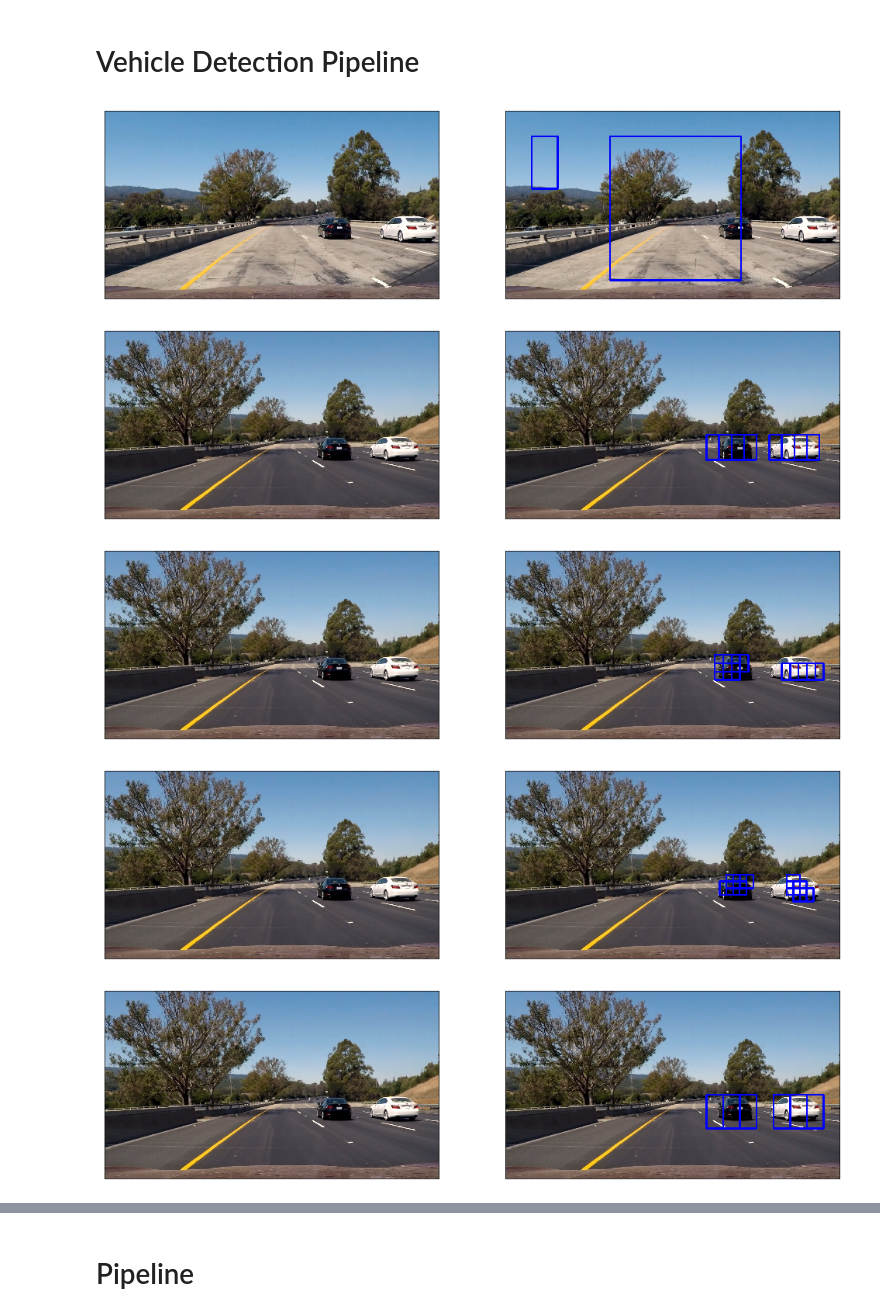
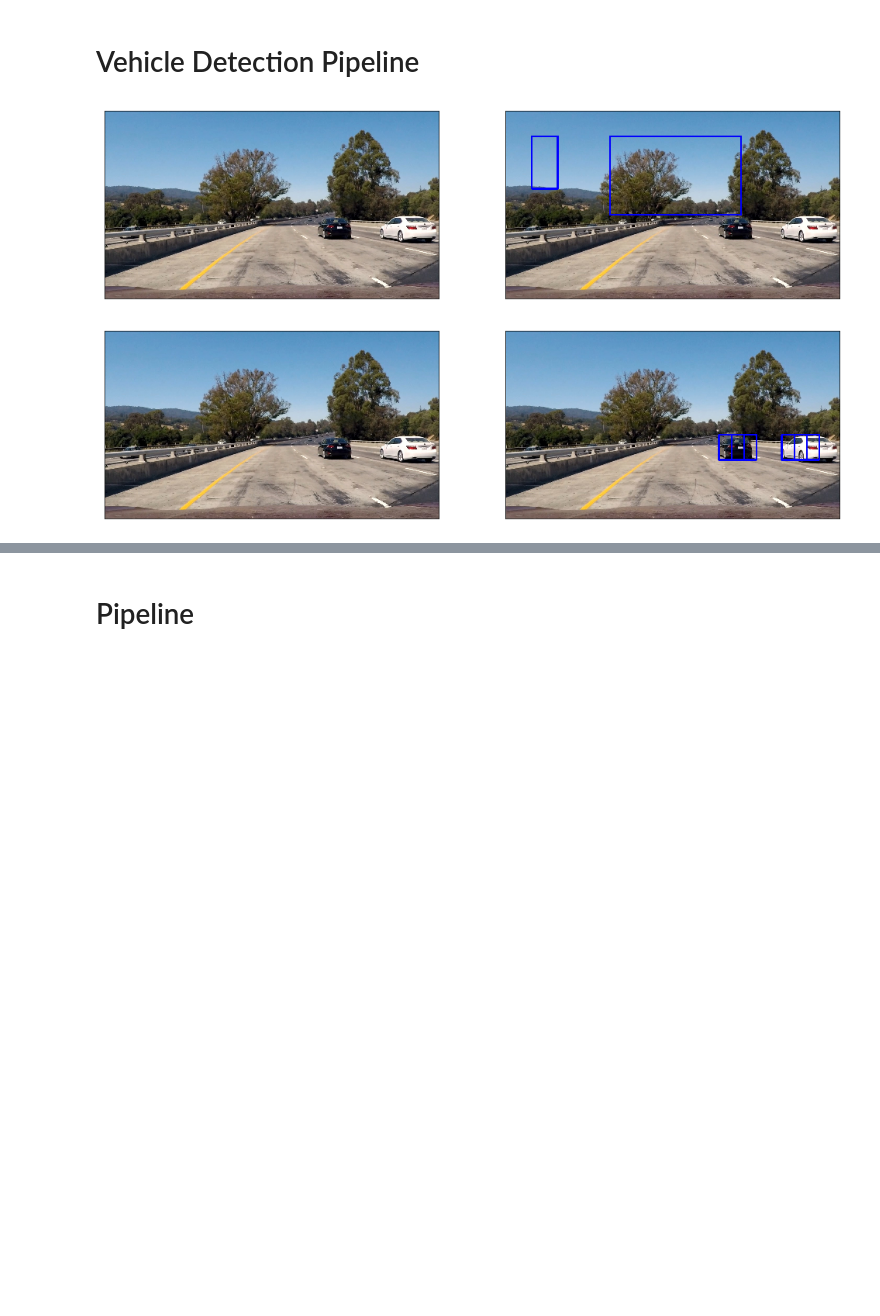
Before and after one commit to stefancyliax/CarND-Vehicle-Detection, a Jupyter notebook: P5_Vehicle_Detection.ipynb, the cells around one changed output, grey strips where cells are left out. Drawn from its saved outputs; the diff is of its cells as text; code cells hidden in the pictures; blank space fills up the shorter version.

```diff
--- a/P5_Vehicle_Detection.ipynb
+++ b/P5_Vehicle_Detection.ipynb
@@ -106,6 +126,11 @@ print(img_png.mean(), img_jpg.mean())
 # %%
-def print_histogram(features, bins):
+def visualize_features(features):
     plt.figure(figsize=(17,7))
-    plt.hist(features, bins)
+    plt.plot(features)
     plt.show()
     return
+
+
+## Demo
+img = load_image2(cars[4])
+visualize_features(img.ravel())
@@ -446,19 +458,5 @@ Previous classifier and scaler loaded!
 # %% [markdown]
 # Vehicle Detection Pipeline
-# %%
-# Set parameters for pipeline
-color_space = 'YCrCb'  # Can be RGB, HSV, LUV, HLS, YUV, YCrCb
-orient = 16  # HOG orientations
-pix_per_cell = 16  # HOG pixels per cell
-cell_per_block = 2  # HOG cells per block
-hog_channel = -1  # Can be 0, 1, 2, or "ALL"
-spatial_size = (16, 16)  # Spatial binning dimensions
-hist_bins = 16  # Number of histogram bins
-spatial_feat = True  # Spatial features on or off
-hist_feat = True  # Histogram features on or off
-hog_feat = True  # HOG features on or off
-kernel = 'linear'
-C = 1.0
 # %%
 def draw_boxes(img, bboxes, color=(0, 0, 1), thick=6):
     # Make a copy of the image
@@ -472,16 +470,17 @@ def draw_boxes(img, bboxes, color=(0, 0, 1), thick=6):
 
 ## Demo
 img = load_image('./test_images/test1.jpg')
-bboxes = [((100, 100), (200, 300)), ((400, 100), (900, 650))]
+bboxes = [((100, 100), (200, 300)), ((400, 100), (900, 400))]
 result = draw_boxes(img, bboxes)
 
 print_example_images(img, result)
 # %% [output]
-[figure, old version]
+[figure, new version]
 # %%
 # Define a function you will pass an image and return a list of images to be searched
 def find_cars(img, ystart, ystop, scale, svc, X_scaler, orient, pix_per_cell, cell_per_block, spatial_size, hist_bins):
     bbox_list = []
+    draw_img = np.copy(img)
     # scale image
     img = img.astype(np.float32)
 
@@ -530,49 +529,40 @@ def find_cars(img, ystart, ystop, scale, svc, X_scaler, orient, pix_per_cell, ce
             # Get color features
             spatial_features = bin_spatial(subimg, size=spatial_size)
             hist_features = color_hist(subimg, nbins=hist_bins)
 
 
             # Extract HOG for this patch
             hog_feat1 = hog1[ypos:ypos + nblocks_per_window, xpos:xpos + nblocks_per_window].ravel()
             hog_feat2 = hog2[ypos:ypos + nblocks_per_window, xpos:xpos + nblocks_per_window].ravel()
             hog_feat3 = hog3[ypos:ypos + nblocks_per_window, xpos:xpos + nblocks_per_window].ravel()
             hog_features = np.hstack((hog_feat1, hog_feat2, hog_feat3))
 
             test = np.hstack((spatial_features, hist_features, hog_features))
             # Scale features and make a prediction
             test_features = X_scaler.transform(np.hstack((spatial_features, hist_features, hog_features)).reshape(1, -1))
             test_prediction = svc.predict(test_features)
 
             if test_prediction == 1:
                 xbox_left = np.int(xleft * scale)
                 ytop_draw = np.int(ytop * scale)
                 win_draw = np.int(window * scale)
+                cv2.rectangle(draw_img, (xbox_left, ytop_draw + ystart),
+                              (xbox_left + win_draw, ytop_draw + win_draw + ystart), (0, 0, 1), 6)
                 bbox_list.append([(xbox_left, ytop_draw + ystart),(xbox_left + win_draw, ytop_draw + win_draw + ystart)])
 
-    return bbox_list
+    return draw_img, bbox_list
 
 ## Demo
 
 ystart = 400
 ystop = 656
 scale = 1.5
 
-img = load_image('./test_images/test6.jpg')
-bbox_list1 = find_cars(img, ystart, ystop, 1.5, svc, X_scaler, orient, pix_per_cell, cell_per_block, spatial_size, hist_bins)
-print_example_images(img, draw_boxes(img, bbox_list1))
-bbox_list2 = find_cars(img, ystart, ystop, 1, svc, X_scaler, orient, pix_per_cell, cell_per_block, spatial_size, hist_bins)
-print_example_images(img, draw_boxes(img, bbox_list2))
-bbox_list3 = find_cars(img, ystart, ystop, 0.8, svc, X_scaler, orient, pix_per_cell, cell_per_block, spatial_size, hist_bins)
-print_example_images(img, draw_boxes(img, bbox_list3))
-bbox_list4 = find_cars(img, ystart, ystop, 2, svc, X_scaler, orient, pix_per_cell, cell_per_block, spatial_size, hist_bins)
-print_example_images(img, draw_boxes(img, bbox_list4))
-
-bbox_list = bbox_list1 + bbox_list2 + bbox_list3 + bbox_list4
+img = load_image('./test_images/test1.jpg')
+result, bbox_list = find_cars(img, ystart, ystop, scale, svc, X_scaler, orient, pix_per_cell, cell_per_block, spatial_size, hist_bins)
+print_example_images(img, result)
 # %% [output]
-[figure, old version]
+[figure, new version]
-[figure, removed]
-[figure, removed]
-[figure, removed]
 # %%
 def add_heat(heatmap, bbox_list):
     # Iterate through list of bboxes
```
Also changed, not shown: parts of 22 cells of this notebook.
